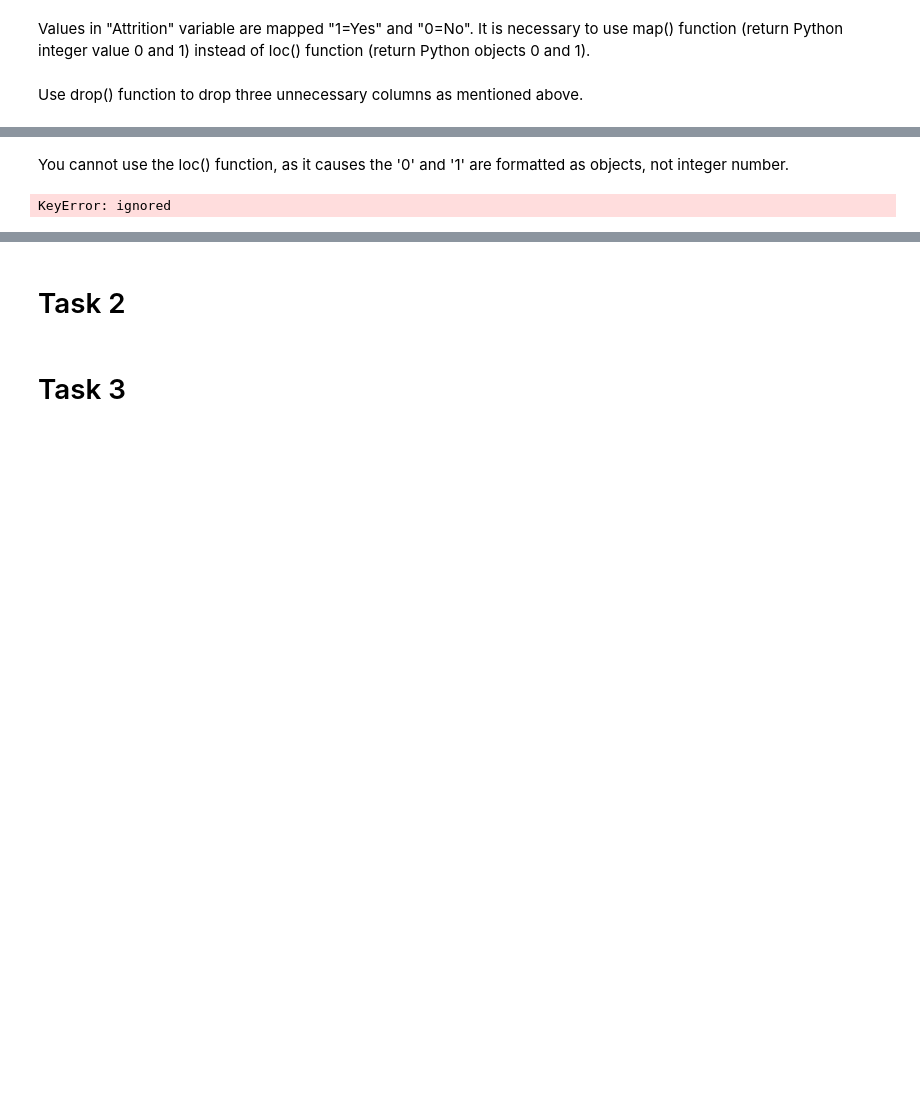
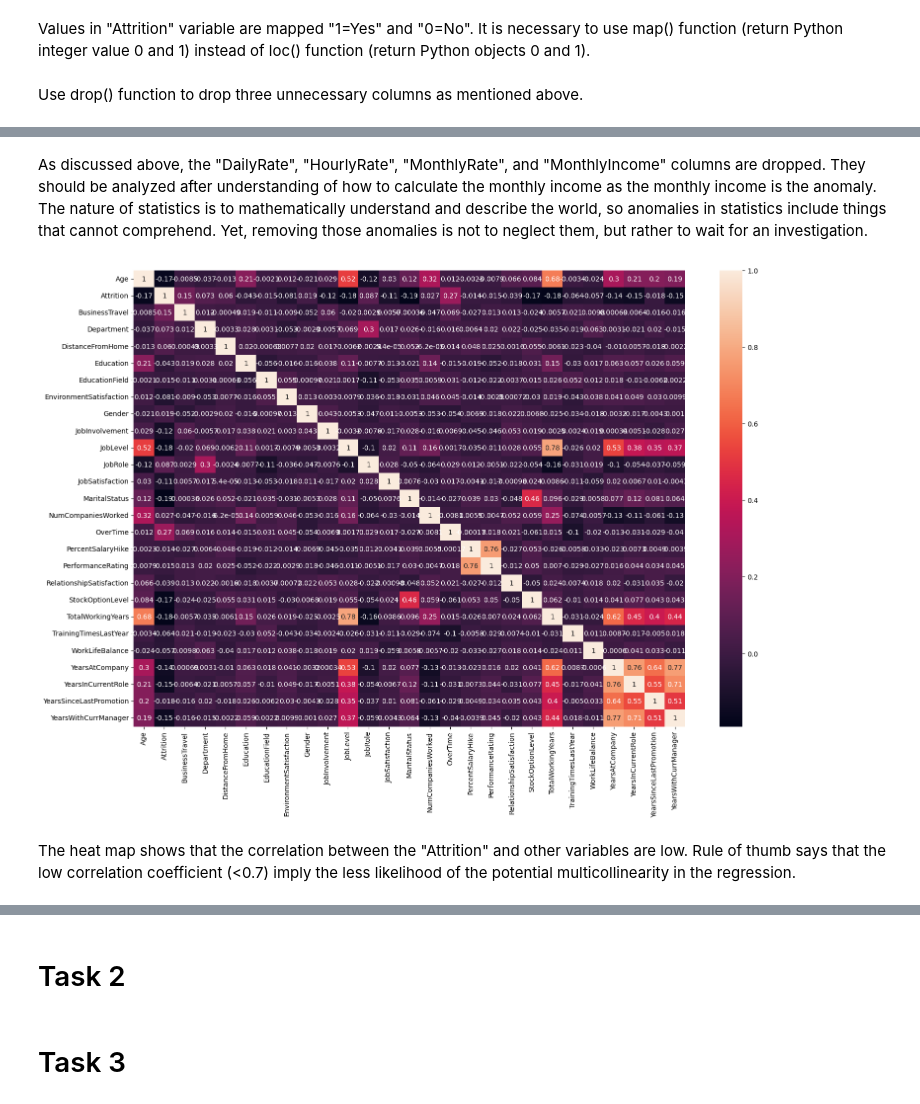
Before and after one commit to derkaiser9423/PythonPracticeProject, a Jupyter notebook: Assigment_2_s8091335.ipynb, the cells around one changed output, grey strips where cells are left out. Cells and saved outputs as stored; diff of their text form; code cells hidden in the pictures; blank space fills up the shorter version.

```diff
--- a/Assigment_2_s8091335.ipynb
+++ b/Assigment_2_s8091335.ipynb
@@ -85 +93,15 @@ import sklearn as sklearn
+# %%
+# Drop more columns
+df = df.drop(['DailyRate', 'HourlyRate', 'MonthlyRate', 'MonthlyIncome'], axis=1)
+# %% [markdown]
+As discussed above, the "DailyRate", "HourlyRate", "MonthlyRate", and "MonthlyIncome" columns are dropped. They should be analyzed after understanding of how to calculate the monthly income as the monthly income is the anomaly. The nature of statistics is to mathematically understand and describe the world, so anomalies in statistics include things that cannot comprehend. Yet, removing those anomalies is not to neglect them, but rather to wait for an investigation.
+# %%
+# Check the correlation coefficient of variables by using heatmap
+plt.figure(figsize=(18,12))
+sns.heatmap(df.corr(), annot=True)
+plt.show()
+# %% [output]
+[figure, added]
+# %% [markdown]
+The heat map shows that the correlation between the "Attrition" and other variables are low. Rule of thumb says that the low correlation coefficient (<0.7) imply the less likelihood of the potential multicollinearity in the regression.
 # %%
@@ -86,10 +110,4 @@ import sklearn as sklearn
 from sklearn.model_selection import train_test_split
 from sklearn.linear_model import LogisticRegression
 from sklearn.metrics import confusion_matrix, classification_report
-# %% [markdown]
-You cannot use the loc() function, as it causes the '0' and '1' are formatted as objects, not integer number.
-# %%
-df1 = df1.drop(['StandardHours', 'EmployeeCount', 'MonthlyRate', 'BusinessTravel', 'Department', 'EducationField', 'Gender', 'JobRole', 'MaritalStatus', 'Over18', 'OverTime'], axis=1)
-# %% [output]
-KeyError: ignored
 # %%
```
Also changed, not shown: parts of 24 cells of this notebook.
